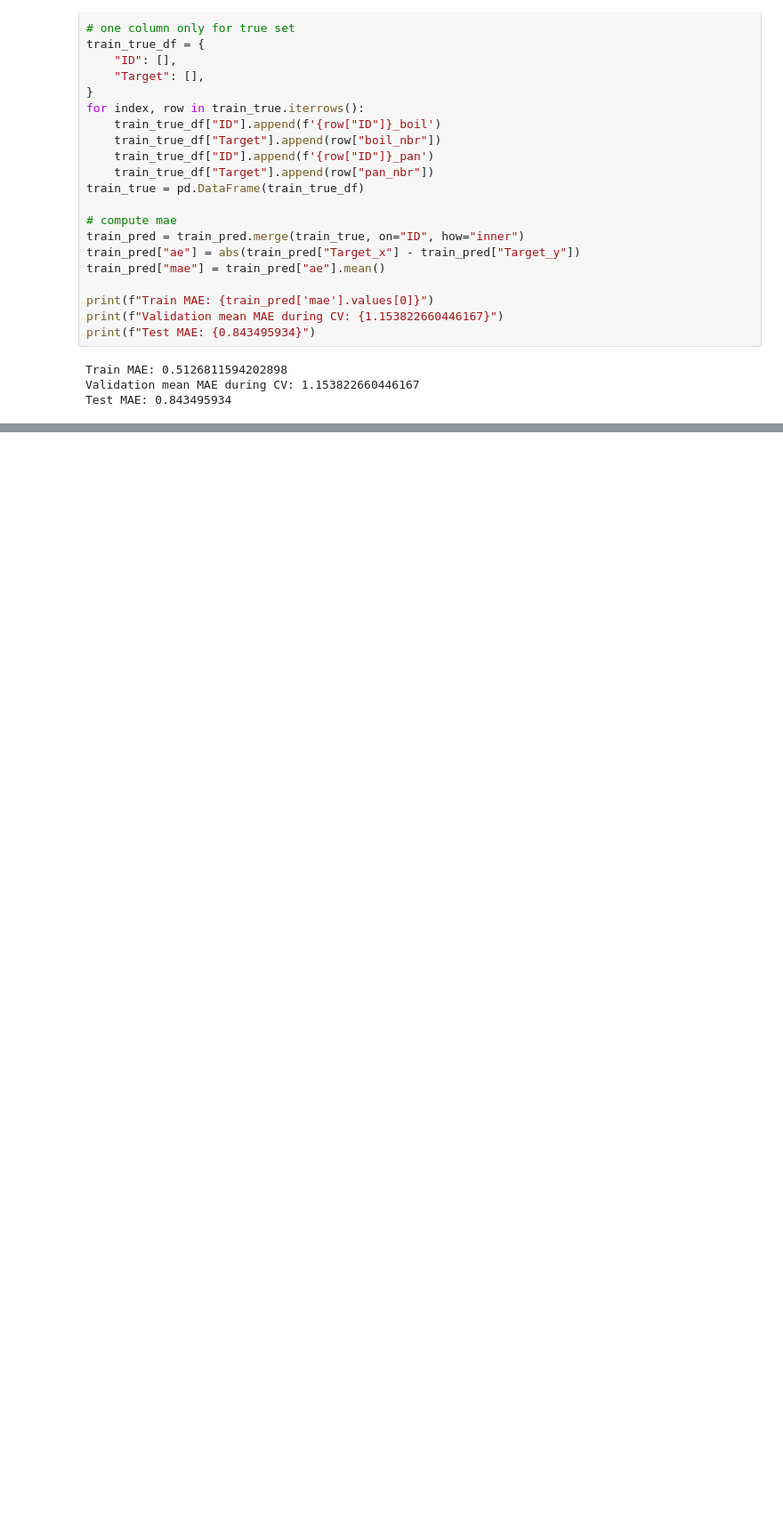
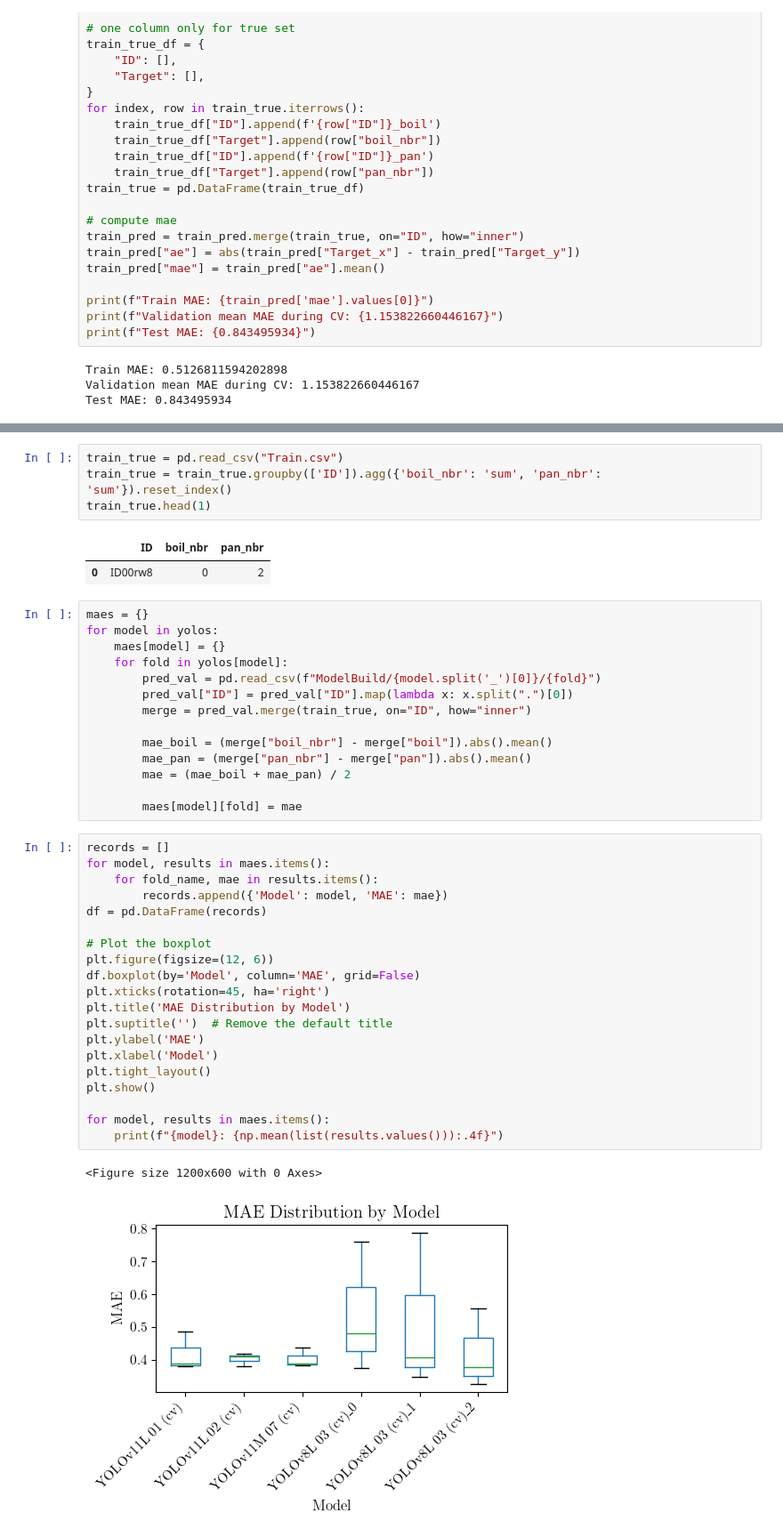
Before and after one commit to Hugoverissimo21/SolarPanel-DLCounter, a Jupyter notebook: ModelSelection.ipynb, the cells around one changed output, grey strips where cells are left out. Shown: that part at 89% size. Cells and saved outputs as stored; diff of their text form; blank space fills up the shorter version.

Commit message:
best yolo metrics

```diff
--- a/ModelSelection.ipynb
+++ b/ModelSelection.ipynb
@@ -162,0 +196,44 @@ Test MAE: 0.843495934
+# %%
+train_true = pd.read_csv("Train.csv")
+train_true = train_true.groupby(['ID']).agg({'boil_nbr': 'sum', 'pan_nbr': 'sum'}).reset_index()
+train_true.head(1)
+# %% [output]
+|  | ID | boil_nbr | pan_nbr |
+| 0 | ID00rw8 | 0 | 2 |
+# %%
+maes = {}
+for model in yolos:
+    maes[model] = {}
+    for fold in yolos[model]:
+        pred_val = pd.read_csv(f"ModelBuild/{model.split('_')[0]}/{fold}")
+        pred_val["ID"] = pred_val["ID"].map(lambda x: x.split(".")[0])
+        merge = pred_val.merge(train_true, on="ID", how="inner")
+
+        mae_boil = (merge["boil_nbr"] - merge["boil"]).abs().mean()
+        mae_pan = (merge["pan_nbr"] - merge["pan"]).abs().mean()
+        mae = (mae_boil + mae_pan) / 2
+
+        maes[model][fold] = mae
+# %%
+records = []
+for model, results in maes.items():
+    for fold_name, mae in results.items():
+        records.append({'Model': model, 'MAE': mae})
+df = pd.DataFrame(records)
+
+# Plot the boxplot
+plt.figure(figsize=(12, 6))
+df.boxplot(by='Model', column='MAE', grid=False)
+plt.xticks(rotation=45, ha='right')
+plt.title('MAE Distribution by Model')
+plt.suptitle('')  # Remove the default title
+plt.ylabel('MAE')
+plt.xlabel('Model')
+plt.tight_layout()
+plt.show()
+
+for model, results in maes.items():
+    print(f"{model}: {np.mean(list(results.values())):.4f}")
+# %% [output]
+<Figure size 1200x600 with 0 Axes>
+[figure, added]
```
Also changed, not shown: parts of 6 cells of this notebook, 7 other files.
